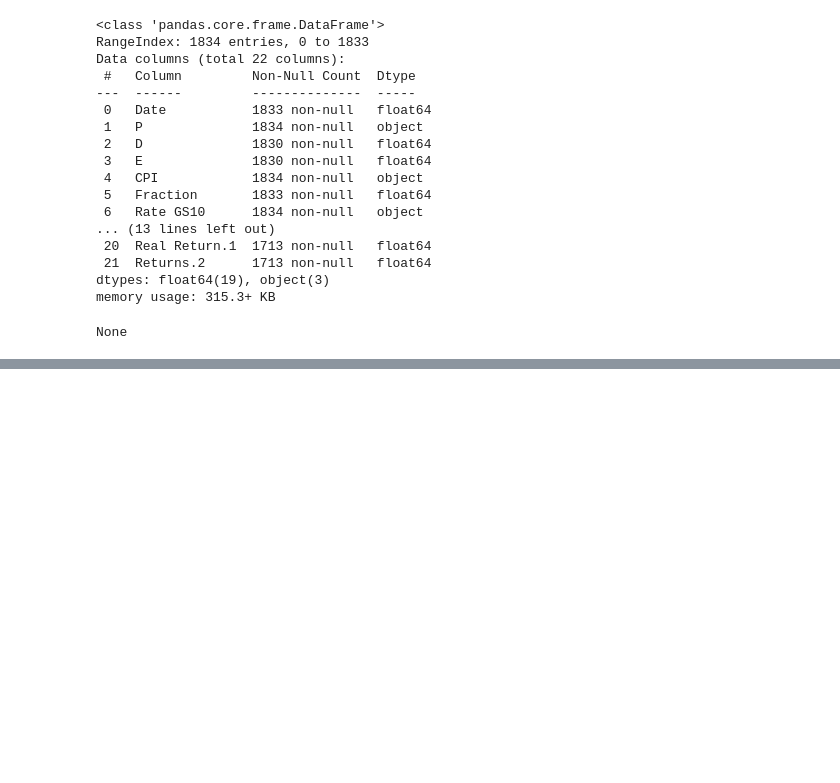
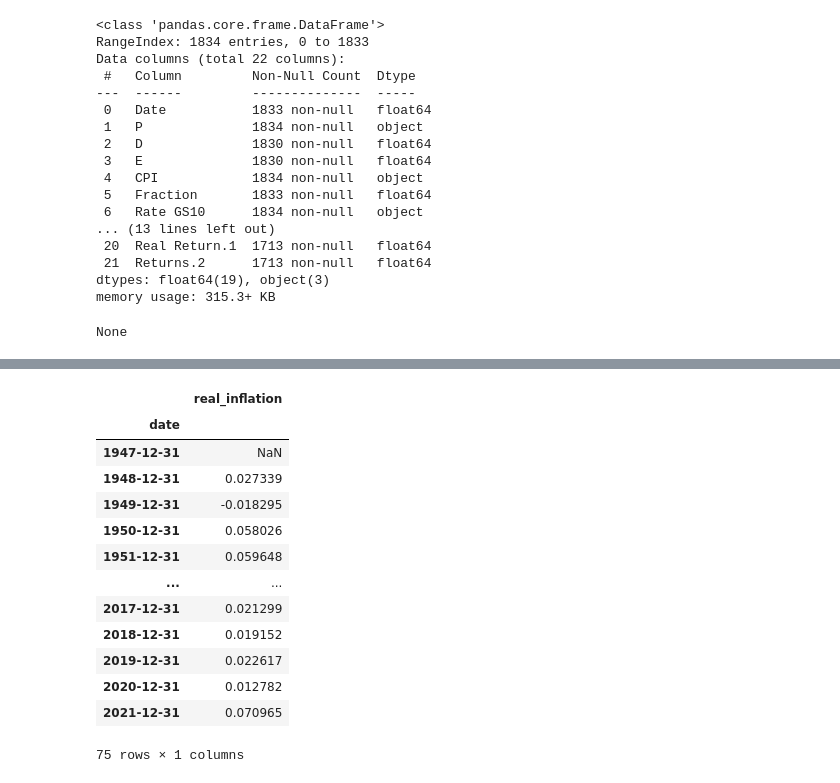
Before and after one commit to tristenwallace/asset_inflation_performance, a Jupyter notebook: asset_analysis.ipynb, the cells around one changed output, grey strips where cells are left out. Cells and saved outputs as stored; diff of their text form; code cells hidden in the pictures; blank space fills up the shorter version.

Commit message:
Clean data

```diff
--- a/asset_analysis.ipynb
+++ b/asset_analysis.ipynb
@@ -367,0 +371,6 @@ None
+# %%
+# Create clean copies so original datasets act as backup
+
+inflation_clean = inflation.copy()
+tbonds_clean = tbonds.copy()
+sp500_clean = sp500.copy()
@@ -367,0 +417,12 @@ None
+# %%
+# Correct the columns in the `inflation` dataset
+inflation_clean = inflation_clean.reset_index()
+inflation_clean = inflation_clean.rename(columns={'Date': 'date', 'Value': 'value'})
+
+# Get specific columns from `tbond` dataset and rename them
+tbonds_clean = tbonds_clean[['Year', '3-month T.Bill', 'US T. Bond']]
+tbonds_clean = tbonds_clean.rename(columns={'Year':'date', '3-month T.Bill':'tbill', 'US T. Bond':'tbond'})
+
+# Get specific columns from `sp500` dataset and rename them
+sp500_clean = sp500_clean[['Date', 'P', 'D']]
+sp500_clean = sp500_clean.rename(columns={'Date':'date', 'P':'price', 'D':'dividend'})
@@ -367,0 +441,27 @@ None
+# %%
+# convert `inflation` date column
+inflation_clean['date'] = pd.to_datetime(inflation_clean['date']) + pd.offsets.MonthEnd(0)
+
+# Standardize `inflation` date column to last day of year
+inflation_clean['previous'] = inflation_clean.shift(12)['value']
+inflation_clean['real_inflation'] = inflation_clean.value / inflation_clean.previous - 1
+inflation_clean = inflation_clean[inflation_clean['date'].dt.month == 12]
+
+# Set date index
+inflation_clean = inflation_clean.set_index('date')
+inflation_clean.drop(['previous','value'], axis=1, inplace=True)
+# %% [output]
+|  | real_inflation |
+| date |  |
+| 1947-12-31 | NaN |
+| 1948-12-31 | 0.027339 |
+| 1949-12-31 | -0.018295 |
+| 1950-12-31 | 0.058026 |
+| 1951-12-31 | 0.059648 |
+| ... | ... |
+| 2017-12-31 | 0.021299 |
+| 2018-12-31 | 0.019152 |
+| 2019-12-31 | 0.022617 |
+| 2020-12-31 | 0.012782 |
+| 2021-12-31 | 0.070965 |
+75 rows × 1 columns
```
Also changed, not shown: parts of 14 cells of this notebook.
